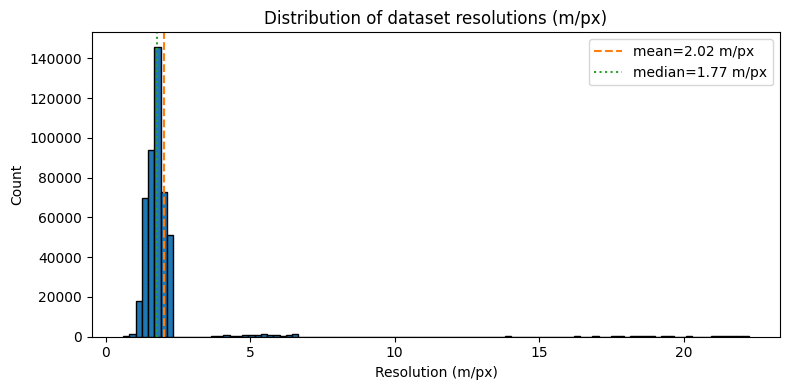
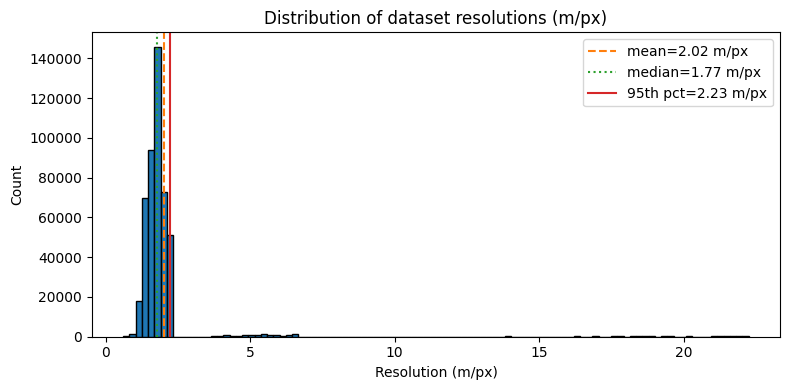
Unified diff of the notebook cell whose output changed from the first chart to the second:
--- before
+++ after
@@ -2,4 +2,6 @@
 
 res_mpx = df["img_span_km"].dropna() * 1000 / 224
+# 95% of images have a higher resolution (smaller m/px) than this value.
+p95 = res_mpx.quantile(0.95)
 
 plt.figure(figsize=(8,4))
@@ -7,4 +9,5 @@
 plt.axvline(res_mpx.mean(), color='C1', linestyle='--', label=f"mean={res_mpx.mean():.2f} m/px")
 plt.axvline(res_mpx.median(), color='C2', linestyle=':', label=f"median={res_mpx.median():.2f} m/px")
+plt.axvline(p95, color='C3', linestyle='-', label=f"95th pct={p95:.2f} m/px")
 plt.xlabel("Resolution (m/px)")
 plt.ylabel("Count")

Commit: Set up spatial extent experiment.